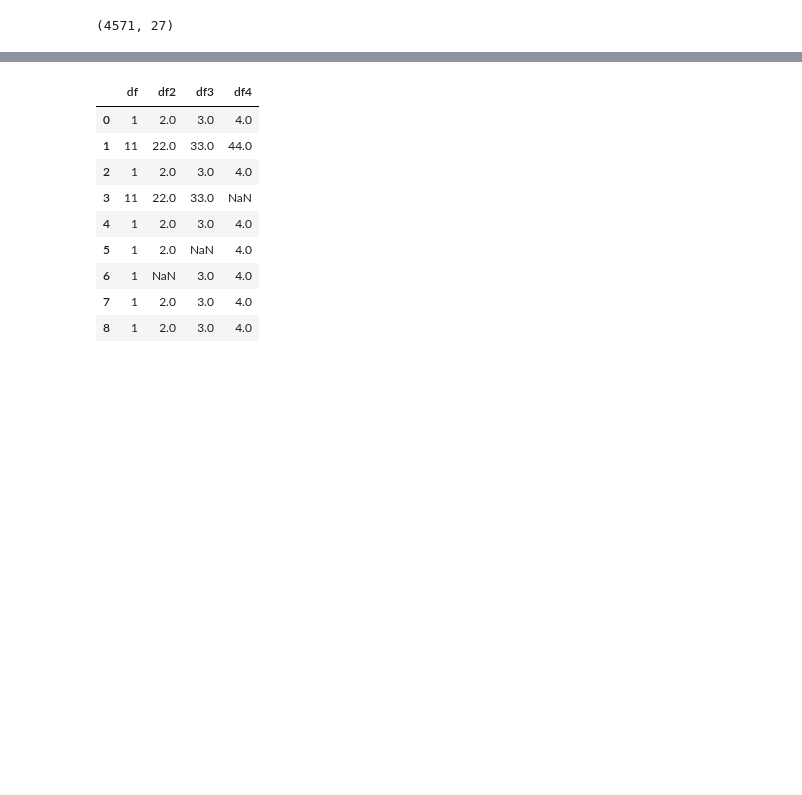
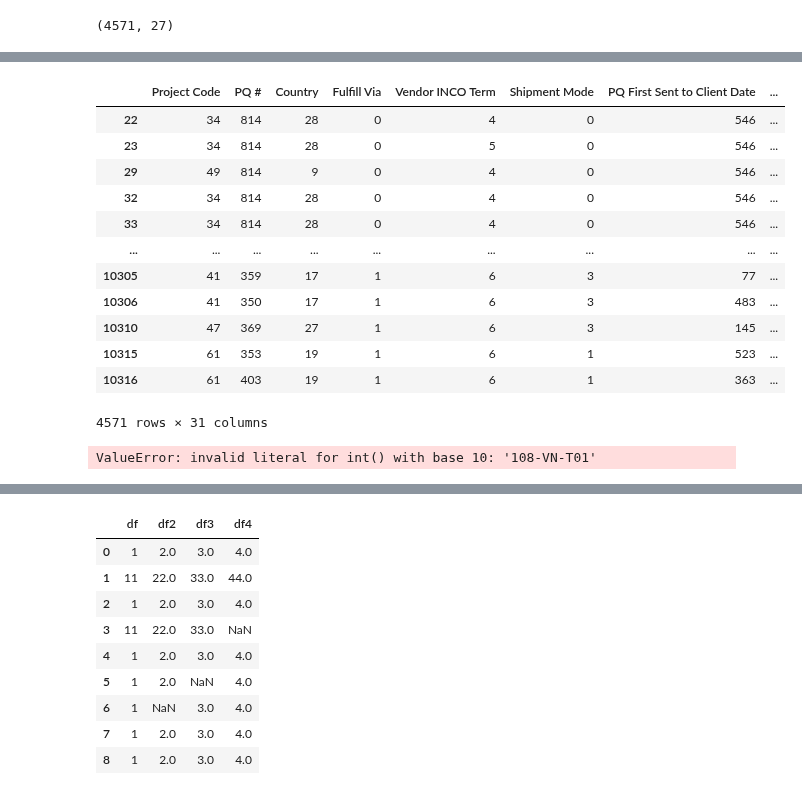
Before and after one commit to krishanwalia30/Consignment-Pricing-Prediction, a Jupyter notebook: research/example.ipynb, the cells around one changed output, grey strips where cells are left out. Cells and saved outputs as stored; diff of their text form; code cells hidden in the pictures; blank space fills up the shorter version.

```diff
--- a/research/example.ipynb
+++ b/research/example.ipynb
@@ -207,0 +265,27 @@ df.shape
+# %%
+df
+# %% [output]
+|  | Project Code | PQ # | Country | Fulfill Via | Vendor INCO Term | Shipment Mode | PQ First Sent to Client Date | ... |
+| 22 | 34 | 814 | 28 | 0 | 4 | 0 | 546 | ... |
+| 23 | 34 | 814 | 28 | 0 | 5 | 0 | 546 | ... |
+| 29 | 49 | 814 | 9 | 0 | 4 | 0 | 546 | ... |
+| 32 | 34 | 814 | 28 | 0 | 4 | 0 | 546 | ... |
+| 33 | 34 | 814 | 28 | 0 | 4 | 0 | 546 | ... |
+| ... | ... | ... | ... | ... | ... | ... | ... | ... |
+| 10305 | 41 | 359 | 17 | 1 | 6 | 3 | 77 | ... |
+| 10306 | 41 | 350 | 17 | 1 | 6 | 3 | 483 | ... |
+| 10310 | 47 | 369 | 27 | 1 | 6 | 3 | 145 | ... |
+| 10315 | 61 | 353 | 19 | 1 | 6 | 1 | 523 | ... |
+| 10316 | 61 | 403 | 19 | 1 | 6 | 1 | 363 | ... |
+4571 rows × 31 columns
+# %%
+import pickle
+loaded_preprocessor = None
+with open('labelEncoder.pkl', 'rb') as file:
+    loaded_preprocessor =pickle.load(file)
+df = transform_dataset(df)
+# df['Project Code'] = loaded_preprocessor.transform(df['Project Code'])
+# type(loaded_preprocessor)
+df = df.apply(loaded_preprocessor.transform)
+# %% [output]
+ValueError: invalid literal for int() with base 10: '108-VN-T01'
```
Also changed, not shown: parts of 11 cells of this notebook.
